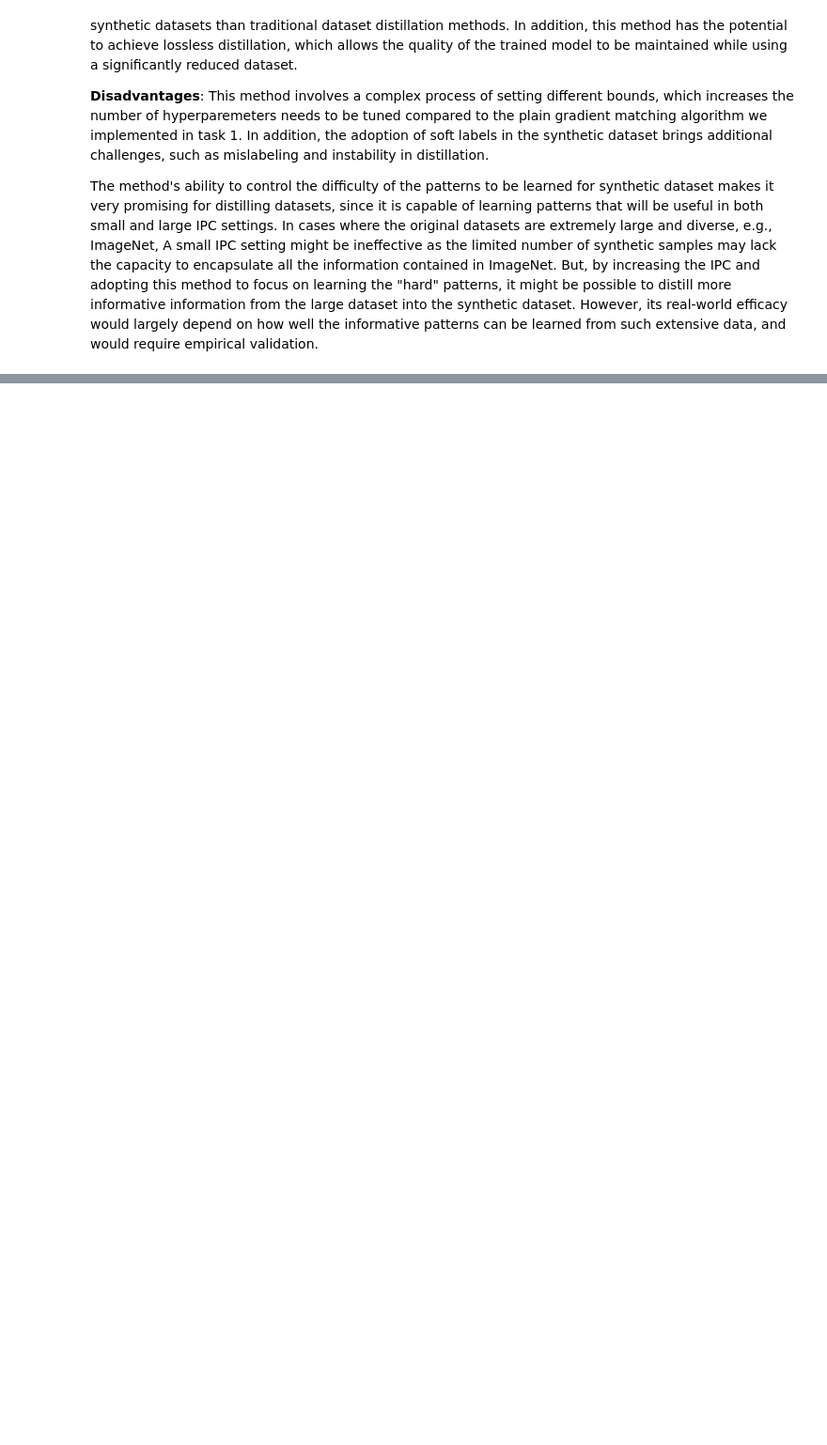
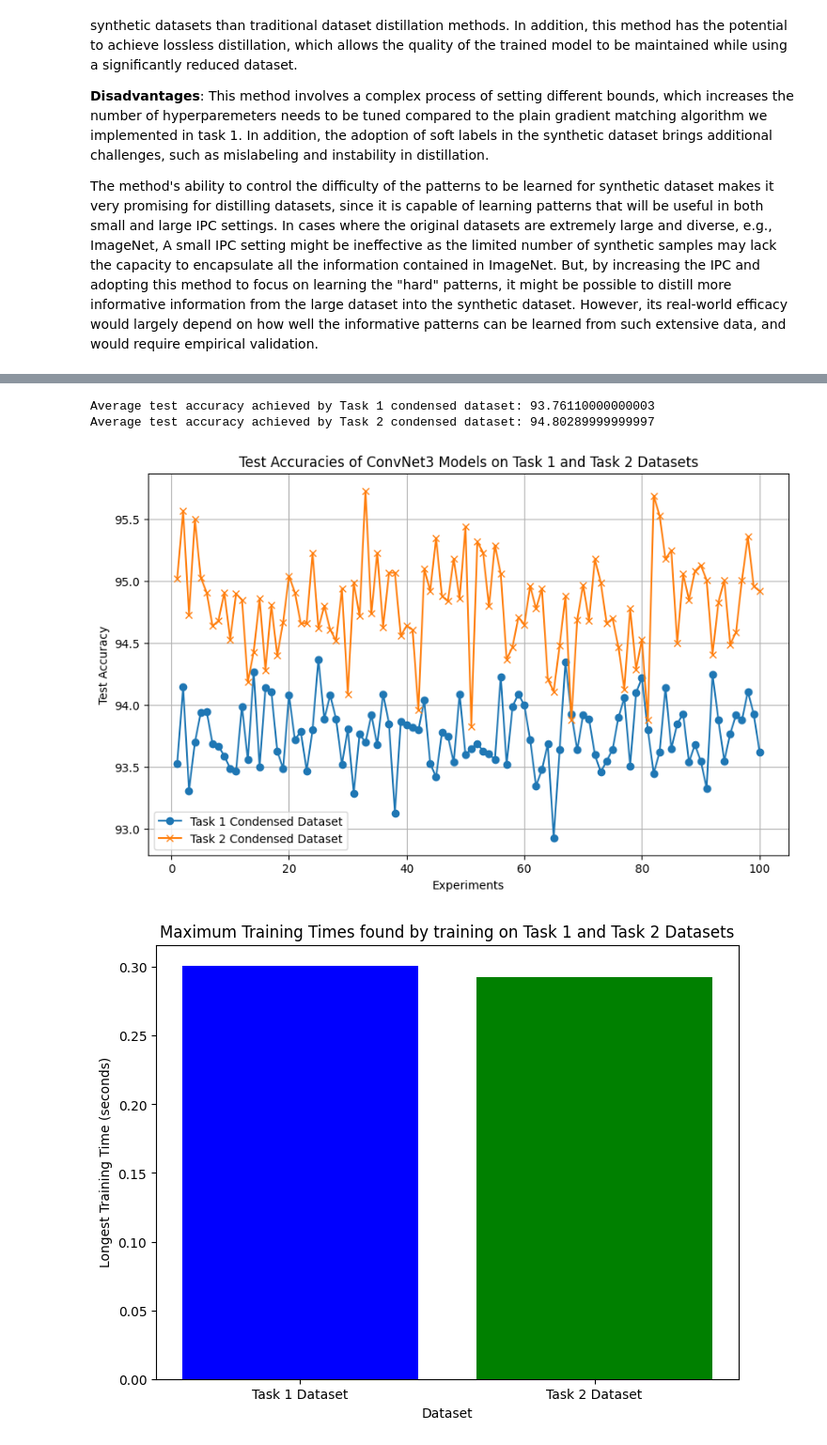
Before and after one commit to sunhuanhuan920/ECE1512_2023F_ProjectRepo_Zhenhuan_Sun, a Jupyter notebook: Project B/Task_2.ipynb, the cells around one changed output, grey strips where cells are left out. Shown at 94% size. Cells and saved outputs as stored; diff of their text form; code cells hidden in the pictures; blank space fills up the shorter version.

```diff
--- a/Project B/Task_2.ipynb
+++ b/Project B/Task_2.ipynb
@@ -24,0 +732,13 @@ The method's ability to control the difficulty of the patterns to be learned for
+# %%
+ConvNet3.eval()
+with torch.no_grad():
+    correct = 0
+    total = 0
+    for images, labels in test_MNIST_dataloader:
+        images, labels = images.to(device), labels.to(device)
+        outputs = ConvNet3(images)
+        _, predicted = torch.max(outputs, 1)
+        total += labels.size(0)
+        correct += (predicted == labels).sum().item()
+    accuracy = 100 * correct / total
+    print(f'Accuracy of the model on the 10000 test images: {accuracy:.2f} %')
@@ -24,0 +751,6 @@ The method's ability to control the difficulty of the patterns to be learned for
+# %%
+batch_size_MNIST = 256
+num_workers = 0
+
+channel, im_size, num_classes, class_names, mean, std, train_MNIST_dataset, test_MNIST_dataset, test_MNIST_dataloader = get_dataset('MNIST', './data')
+class_map = {x:x for x in range(num_classes)}
@@ -24,0 +895,41 @@ The method's ability to control the difficulty of the patterns to be learned for
+# %%
+# Number of iterations
+iterations = list(range(1, len(test_accuracies_T1_dataset) + 1))
+
+average_test_accuracies_T1 = sum(test_accuracies_T1_dataset) / len(test_accuracies_T1_dataset)
+average_test_accuracies_T2 = sum(test_accuracies_T2_dataset) / len(test_accuracies_T2_dataset)
+
+print(f'Average test accuracy achieved by Task 1 condensed dataset: {average_test_accuracies_T1}')
+print(f'Average test accuracy achieved by Task 2 condensed dataset: {average_test_accuracies_T2}')
+
+plt.figure(figsize=(10, 6))
+plt.plot(iterations, test_accuracies_T1_dataset, label='Task 1 Condensed Dataset', marker='o')
+plt.plot(iterations, test_accuracies_T2_dataset, label='Task 2 Condensed Dataset', marker='x')
+
+plt.xlabel('Experiments')
+plt.ylabel('Test Accuracy')
+plt.title('Test Accuracies of ConvNet3 Models on Task 1 and Task 2 Datasets')
+plt.legend()
+plt.grid(True)
+plt.show()
+
+# Calculating the average training times
+max_training_time_T1 = max(training_times_T1_dataset)
+max_training_time_T2 = max(training_times_T2_dataset)
+
+# Data for plotting
+datasets = ['Task 1 Dataset', 'Task 2 Dataset']
+max_times = [max_training_time_T1, max_training_time_T2]
+
+plt.figure(figsize=(8, 6))
+plt.bar(datasets, max_times, color=['blue', 'green'])
+
+plt.xlabel('Dataset')
+plt.ylabel('Longest Training Time (seconds)')
+plt.title('Maximum Training Times found by training on Task 1 and Task 2 Datasets')
+plt.show()
+# %% [output]
+Average test accuracy achieved by Task 1 condensed dataset: 93.76110000000003
+Average test accuracy achieved by Task 2 condensed dataset: 94.80289999999997
+[figure, added]
+[figure, added]
```
Also changed, not shown: parts of 62 cells of this notebook.
